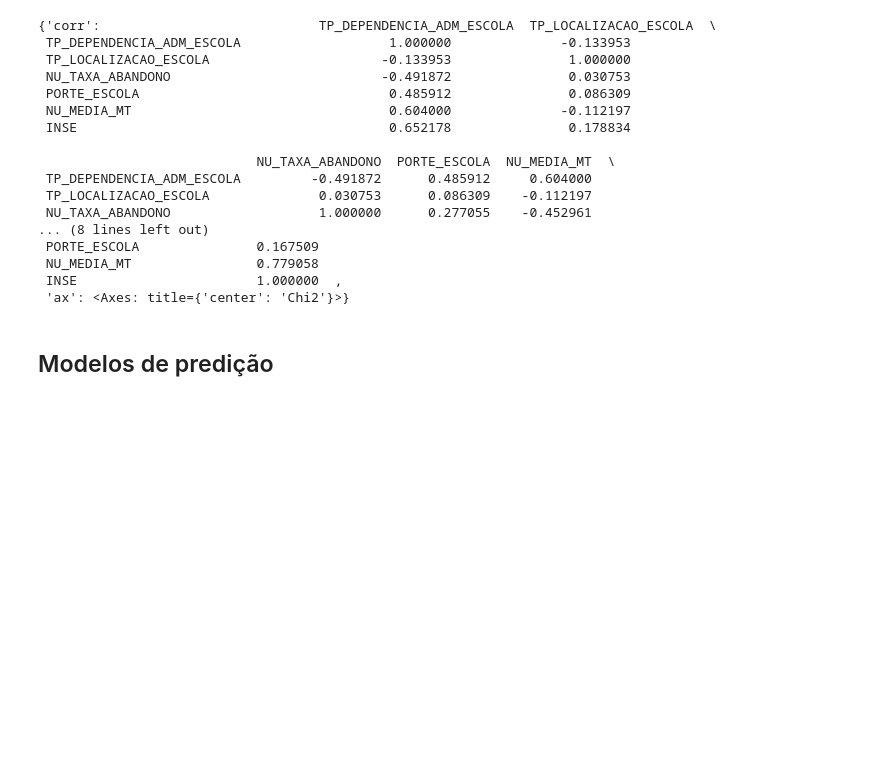
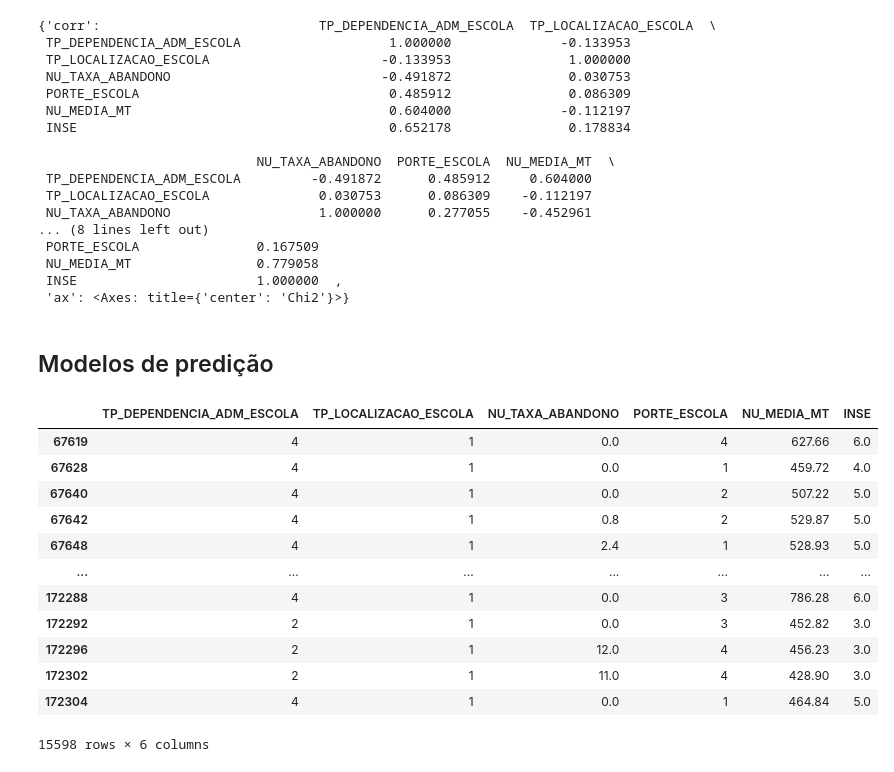
Before and after one commit to insper-classroom/23-1a-cd-p2-lucca_pedro_rafael, a Jupyter notebook: P2.ipynb, the cells around one changed output. Cells and saved outputs as stored; diff of their text form; code cells hidden in the pictures; blank space fills up the shorter version.

```diff
--- a/P2.ipynb
+++ b/P2.ipynb
@@ -226,3 +219,39 @@ associations(dados_limpando, figsize=(14,12), title='Chi2')
  'ax': <Axes: title={'center': 'Chi2'}>}
 # %% [markdown]
 ## Modelos de predição
+# %%
+#De início, vamos alterar a base dados
+dados_manipulados = dados_limpando
+# Transformar a coluna "PORTE_ESCOLA"
+dados_manipulados['PORTE_ESCOLA'] = dados_manipulados['PORTE_ESCOLA'].replace({
+    'De 1 a 30 alunos': 1,
+    'De 31 a 60 alunos': 2,
+    'De 61 a 90 alunos': 3,
+    'Maior que 90 alunos': 4
+})
+
+# Transformar a coluna "INSE"
+dados_manipulados['INSE'] = dados_manipulados['INSE'].replace({
+    'Grupo 1': 1,
+    'Grupo 2': 2,
+    'Grupo 3': 3,
+    'Grupo 4': 4,
+    'Grupo 5': 5,
+    'Grupo 6': 6
+})
+
+dados_manipulados
+# %% [output]
+|  | TP_DEPENDENCIA_ADM_ESCOLA | TP_LOCALIZACAO_ESCOLA | NU_TAXA_ABANDONO | PORTE_ESCOLA | NU_MEDIA_MT | INSE |
+| 67619 | 4 | 1 | 0.0 | 4 | 627.66 | 6.0 |
+| 67628 | 4 | 1 | 0.0 | 1 | 459.72 | 4.0 |
+| 67640 | 4 | 1 | 0.0 | 2 | 507.22 | 5.0 |
+| 67642 | 4 | 1 | 0.8 | 2 | 529.87 | 5.0 |
+| 67648 | 4 | 1 | 2.4 | 1 | 528.93 | 5.0 |
+| ... | ... | ... | ... | ... | ... | ... |
+| 172288 | 4 | 1 | 0.0 | 3 | 786.28 | 6.0 |
+| 172292 | 2 | 1 | 0.0 | 3 | 452.82 | 3.0 |
+| 172296 | 2 | 1 | 12.0 | 4 | 456.23 | 3.0 |
+| 172302 | 2 | 1 | 11.0 | 4 | 428.90 | 3.0 |
+| 172304 | 4 | 1 | 0.0 | 1 | 464.84 | 5.0 |
+15598 rows × 6 columns
```
Also changed, not shown: parts of 3 cells of this notebook.
